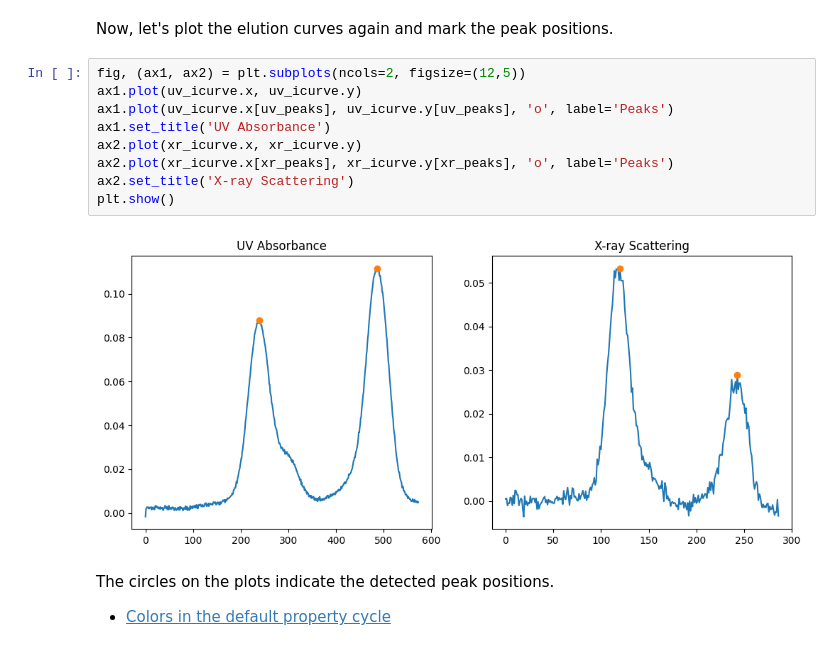
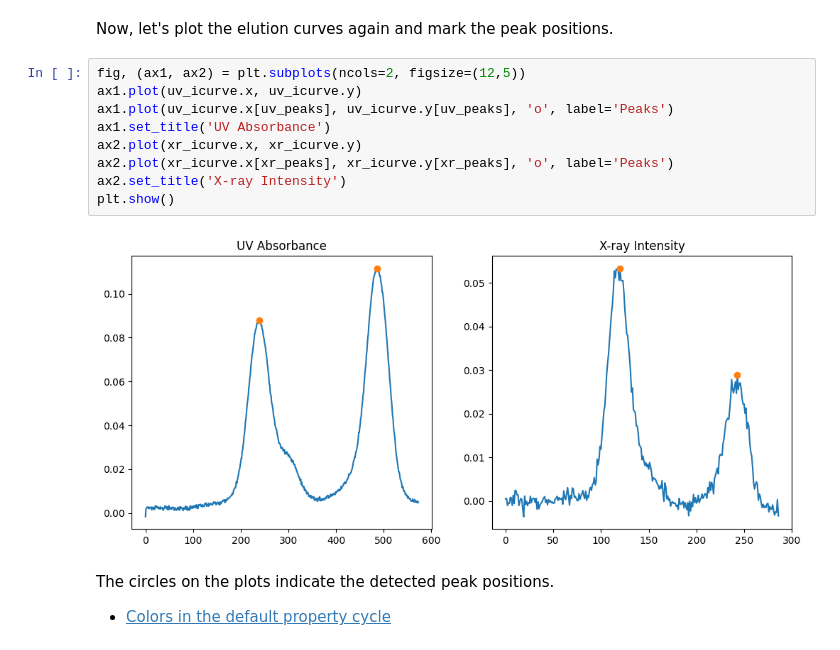
Before and after one commit to nshimizu0721/molass-tutorial, a Jupyter notebook: _sources/chapters/01/data_objects.ipynb, the cells around one changed output. Saved outputs shown, nothing was run; the diff lists cells and outputs as text.

```diff
--- a/_sources/chapters/01/data_objects.ipynb
+++ b/_sources/chapters/01/data_objects.ipynb
@@ -107,14 +107,14 @@ Now, let's plot the elution curves again and mark the peak positions.
 # %%
 fig, (ax1, ax2) = plt.subplots(ncols=2, figsize=(12,5))
 ax1.plot(uv_icurve.x, uv_icurve.y)
 ax1.plot(uv_icurve.x[uv_peaks], uv_icurve.y[uv_peaks], 'o', label='Peaks')
 ax1.set_title('UV Absorbance')
 ax2.plot(xr_icurve.x, xr_icurve.y)
 ax2.plot(xr_icurve.x[xr_peaks], xr_icurve.y[xr_peaks], 'o', label='Peaks')
-ax2.set_title('X-ray Scattering')
+ax2.set_title('X-ray Intensity')
 plt.show()
 # %% [output]
-[figure, old version]
+[figure, new version]
 # %% [markdown]
 The circles on the plots indicate the detected peak positions.
 
```
Also changed, not shown: parts of 5 cells of this notebook, 6 other files.
